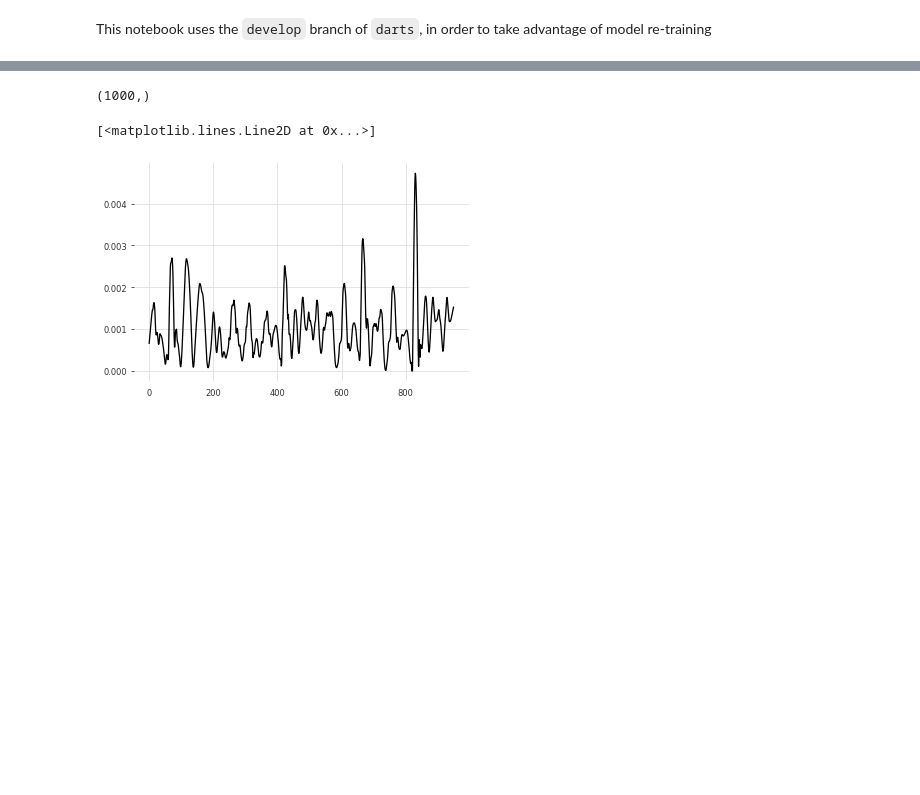
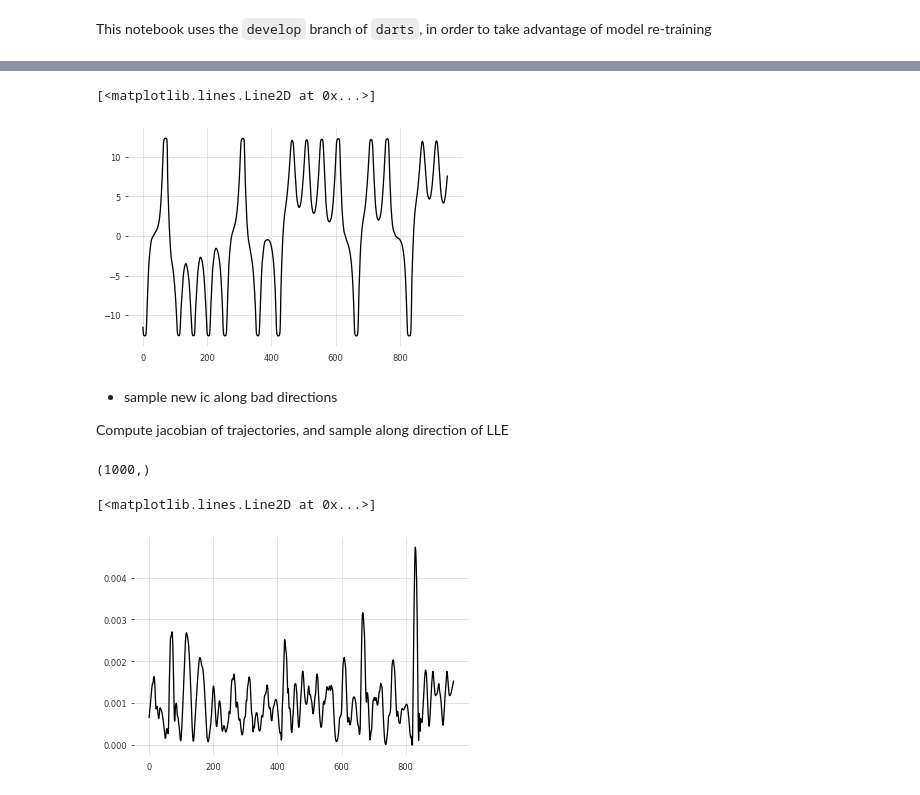
Before and after one commit to williamgilpin/dysts, a Jupyter notebook: benchmarks/generative_training.ipynb, the cells around one changed output, grey strips where cells are left out. Saved outputs shown, nothing was run; the diff lists cells and outputs as text; code cells hidden in the pictures; blank space fills up the shorter version.

```diff
--- a/benchmarks/generative_training.ipynb
+++ b/benchmarks/generative_training.ipynb
@@ -73,2 +89,0 @@ plt.plot(y_val_pred)
-# %%
-model = RNNModel(50, 1, model="LSTM", n_rnn_layers=2, n_epochs=20)
@@ -121,11 +118,16 @@ model.input_chunk_length
 # %%
 
 
-n_ic, n_iters = 20, 5  # model retraining is not currently working in darts
-# n_ic, n_iters = 50, 1
+n_iters = 5
+epoch_count = 10
+n_ic = full_epoch_count// (n_iters * epoch_count)  # model retraining is not currently working in darts
+print(f"{n_ic} points sampled per iteration, for a total of {n_iters} iterations of length {epoch_count}")
 
-pred_backtest = model.historical_forecasts(y_train_ts, retrain=False, start=(1 + model.input_chunk_length)/y_train.shape[0]).values()
-model = RNNModel(50, 1, model="LSTM", n_rnn_layers=2, n_epochs=epoch_count)
+pred_backtest = model.historical_forecasts(y_train_ts, retrain=False, start=(1 + model.input_chunk_length)).values()
+# model = RNNModel(50, 1, model="LSTM", n_rnn_layers=2, n_epochs=epoch_count)
+model = RNNModel(**hyperparams)
+# model = NBEATSModel(**hyperparams)
+sol = equation.make_trajectory(1000, resample=True)
 for i in range(n_iters):
     print(i)
 
@@ -146,12 +148,14 @@ for i in range(n_iters):
     y_train_list = list(new_sol[..., 0])
     y_train_list = [TimeSeries.from_dataframe(pd.DataFrame(item)) for item in y_train_list]
     model.fit(y_train_ts, epochs=epoch_count)
-    pred_backtest = model.historical_forecasts(y_train_ts, retrain=False, start=(1 + model.input_chunk_length)/y_train.shape[0]).values()
+    pred_backtest = model.historical_forecasts(y_train_ts, retrain=False, start=(1 + model.input_chunk_length)).values()
 
-y_val_pred = model.predict(200)
+y_val_pred = model.predict(forecast_length)
 y_val_pred = np.squeeze(y_val_pred.values())
 
 
 ## Show results
 plt.plot(y_test)
 plt.plot(y_val_pred)
+
+print(mean_absolute_percentage_error(y_test, y_val_pred, symmetric=True))
@@ -177,0 +164,5 @@ plt.plot(y_val_pred)
+# %%
+plt.plot(pred_backtest)
+# %% [output]
+[<matplotlib.lines.Line2D at 0x...>]
+[figure, added]
@@ -178,3 +171,7 @@ plt.plot(y_val_pred)
+# %% [markdown]
++ sample new ic along bad directions
+
+Compute jacobian of trajectories, and sample along direction of LLE
 # %%
 y_train_list[0].shape
 # %% [output]
```
Also changed, not shown: parts of 14 cells of this notebook, 10 other files.
